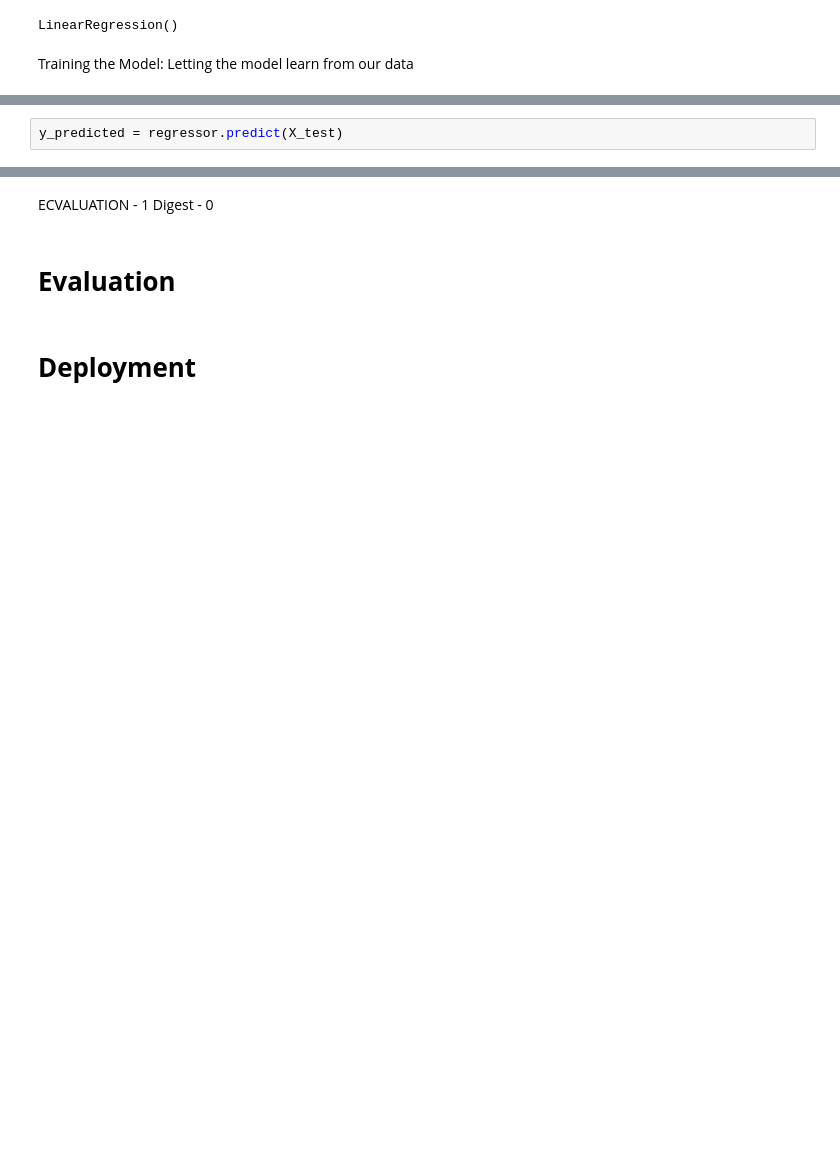
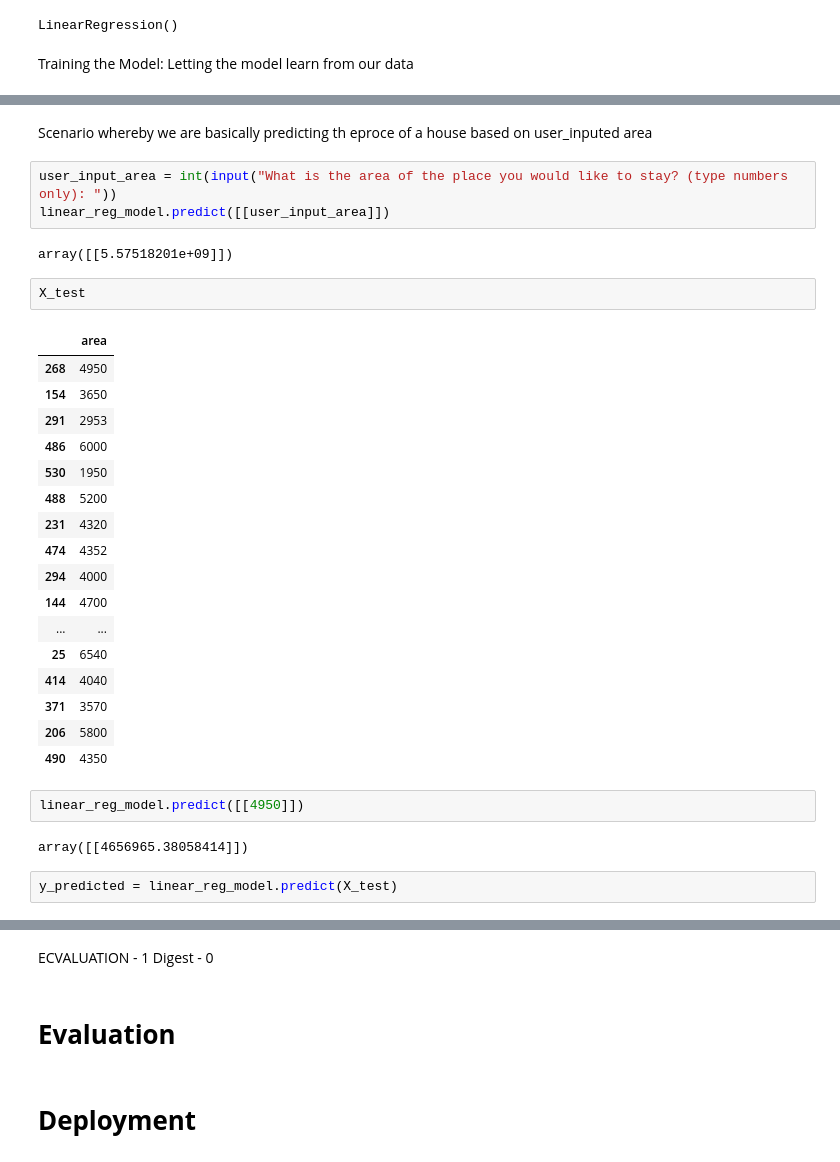
Before and after one commit to JosephRidge/ML-101-Series, a Jupyter notebook: LinearRegression/simple_linear.ipynb, the cells around one changed output, grey strips where cells are left out. Cells and saved outputs as stored; diff of their text form; blank space fills up the shorter version.

```diff
--- a/LinearRegression/simple_linear.ipynb
+++ b/LinearRegression/simple_linear.ipynb
@@ -150,4 +173,35 @@ regressor.fit(X_train, y_train)
 # %% [output]
 LinearRegression()
+# %% [markdown]
+Scenario whereby we are basically predicting th eproce of a house based on user_inputed area
+# %%
+user_input_area = int(input("What is the area of the place you would like to stay? (type numbers only): "))
+linear_reg_model.predict([[user_input_area]])
+# %% [output]
+array([[5.57518201e+09]])
+# %%
+X_test
+# %% [output]
+|  | area |
+| 268 | 4950 |
+| 154 | 3650 |
+| 291 | 2953 |
+| 486 | 6000 |
+| 530 | 1950 |
+| 488 | 5200 |
+| 231 | 4320 |
+| 474 | 4352 |
+| 294 | 4000 |
+| 144 | 4700 |
+| ... | ... |
+| 25 | 6540 |
+| 414 | 4040 |
+| 371 | 3570 |
+| 206 | 5800 |
+| 490 | 4350 |
+# %%
+linear_reg_model.predict([[4950]])
+# %% [output]
+array([[4656965.38058414]])
 # %%
-y_predicted = regressor.predict(X_test)
+y_predicted = linear_reg_model.predict(X_test)
```
Also changed, not shown: parts of 11 cells of this notebook, 2 other files.
